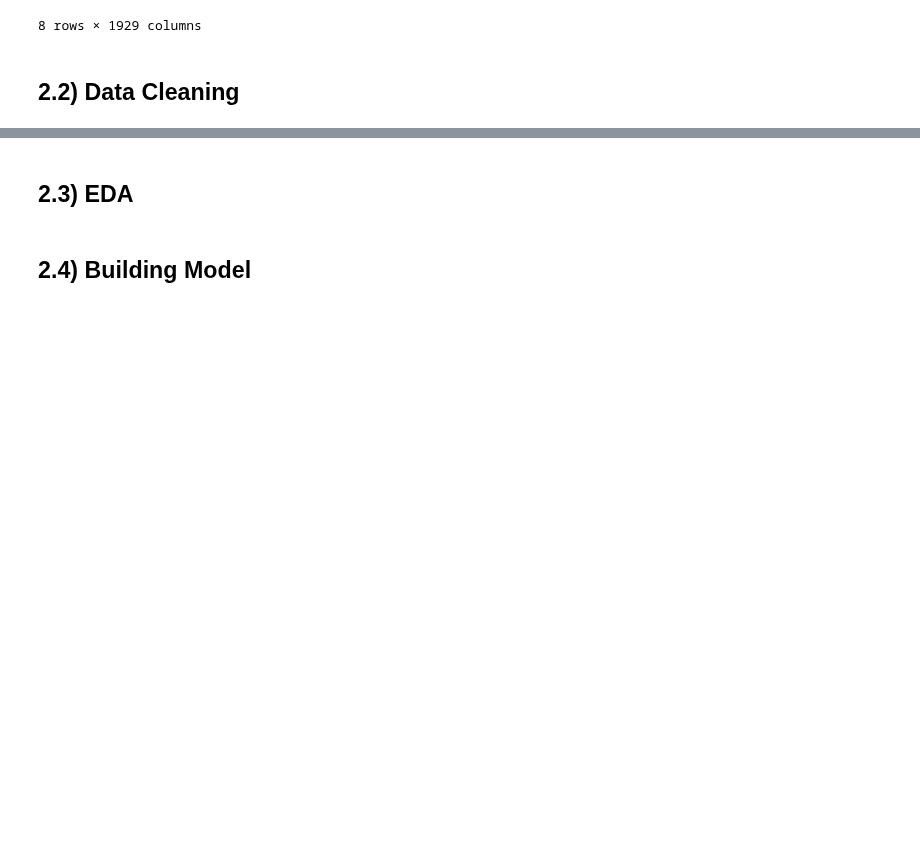
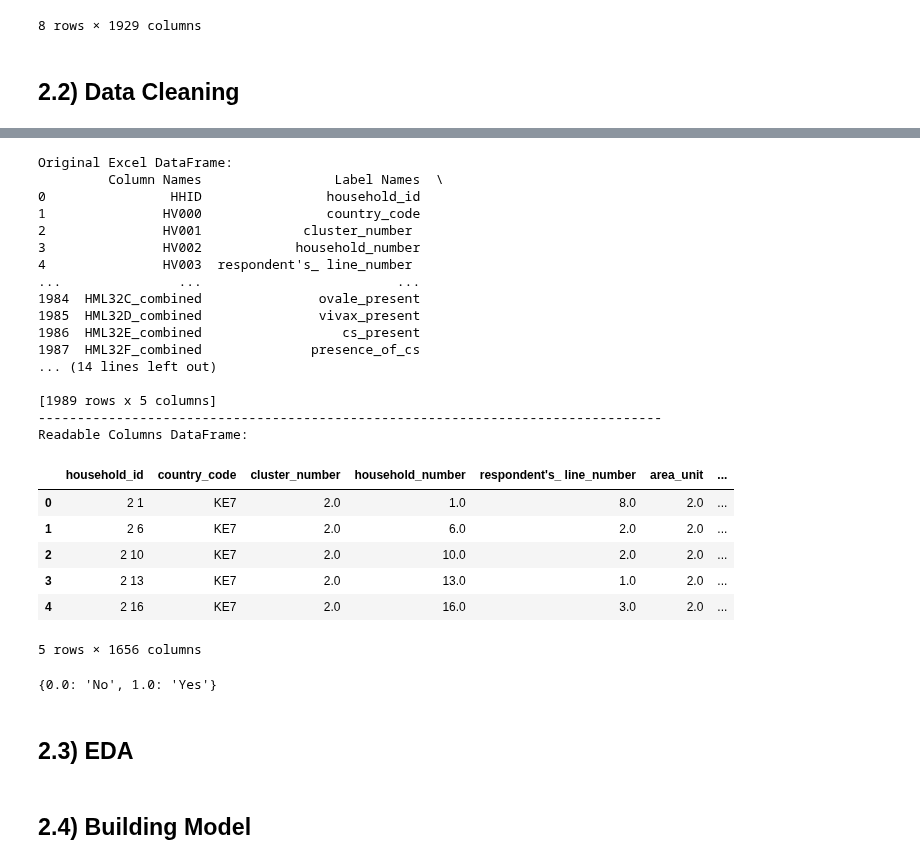
Before and after one commit to Dominic-Mu/dsc-phase-5-group-14-project, a Jupyter notebook: malaria_index.ipynb, the cells around one changed output, grey strips where cells are left out. Saved outputs shown, nothing was run; the diff lists cells and outputs as text; code cells hidden in the pictures; blank space fills up the shorter version.

```diff
--- a/malaria_index.ipynb
+++ b/malaria_index.ipynb
@@ -319,17 +319,44 @@ for i in columns:
 # %%
-# # Converting Coded column names into readable column names
+# Converting Coded column names into readable column names
 
-# # Loading the Excel file with the column names into a Pandas DataFrame
-# excel_file_path = 'column_names_dictionary.xlsx'
-# df_excel = pd.read_excel(excel_file_path, sheet_name='Sheet1')
+# Loading the Excel file with the column names into a Pandas DataFrame
+excel_file_path = 'malaria_column_names_dictionary.xlsx'
+df_excel = pd.read_excel(excel_file_path, sheet_name='Sheet1')
 
-# # Displaying the original DataFrame with the column headers
-# print("Original Excel DataFrame:")
-# print(df_excel)
+# Displaying the original DataFrame with the column headers
+print("Original Excel DataFrame:")
+print(df_excel)
+print(80*'-')
 
-# # Replacing the column headers using a for loop
-# for old_header, new_header in zip(df_cleaned.columns, df_excel['Label Names']):
-#     df_cleaned.rename(columns={old_header: new_header}, inplace=True)
+print('Readable Columns DataFrame:')
+# Replacing the column headers using a for loop
+for old_header, new_header in zip(malaria_df.columns, df_excel['Label Names']):
+    malaria_df.rename(columns={old_header: new_header}, inplace=True)
 
-# # Displaying the DataFrame with the updated column headers
-# df_cleaned
+# Displaying the DataFrame with the updated column headers
+malaria_df.head()
+# %% [output]
+Original Excel DataFrame:
+         Column Names                 Label Names  \
+0                HHID                household_id
+1               HV000                country_code
+2               HV001             cluster_number
+3               HV002            household_number
+4               HV003  respondent's_ line_number
+...               ...                         ...
+1984  HML32C_combined               ovale_present
+1985  HML32D_combined               vivax_present
+1986  HML32E_combined                  cs_present
+1987  HML32F_combined              presence_of_cs
+... (14 lines left out)
+
+[1989 rows x 5 columns]
+--------------------------------------------------------------------------------
+Readable Columns DataFrame:
+|  | household_id | country_code | cluster_number | household_number | respondent's_ line_number | area_unit | ... |
+| 0 | 2 1 | KE7 | 2.0 | 1.0 | 8.0 | 2.0 | ... |
+| 1 | 2 6 | KE7 | 2.0 | 6.0 | 2.0 | 2.0 | ... |
+| 2 | 2 10 | KE7 | 2.0 | 10.0 | 2.0 | 2.0 | ... |
+| 3 | 2 13 | KE7 | 2.0 | 13.0 | 1.0 | 2.0 | ... |
+| 4 | 2 16 | KE7 | 2.0 | 16.0 | 3.0 | 2.0 | ... |
+5 rows × 1656 columns
@@ -358,3 +379,9 @@ for i in columns:
+# %%
+# Calling the function to get variable labels
+variable_label_has_net = get_variable_label('has_mosquito_net',df_excel, variable_label)
+variable_label_has_net
+# %% [output]
+{0.0: 'No', 1.0: 'Yes'}
 # %% [markdown]
 ## 2.3) EDA
 # %%
```
Also changed, not shown: parts of 21 cells of this notebook.
